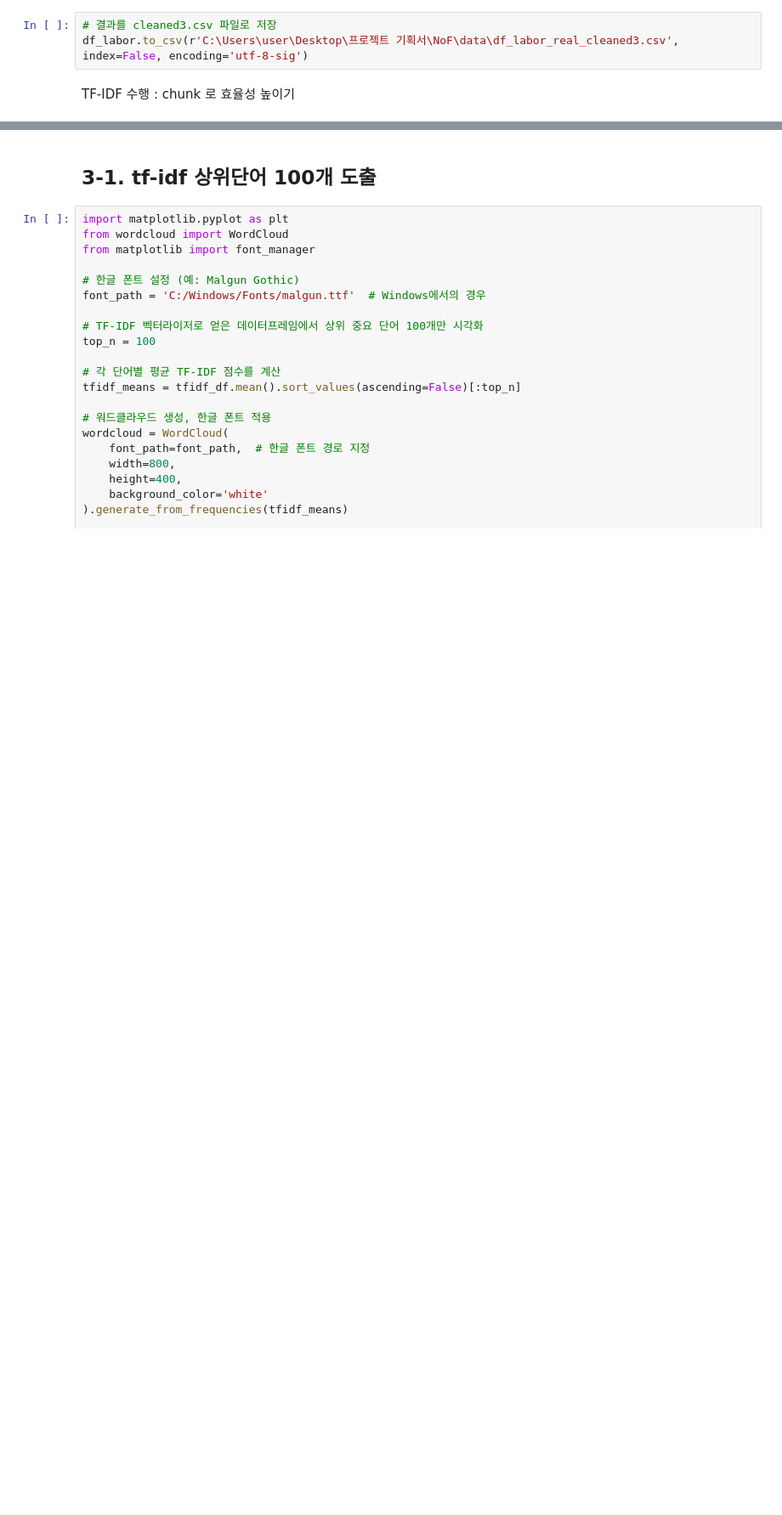
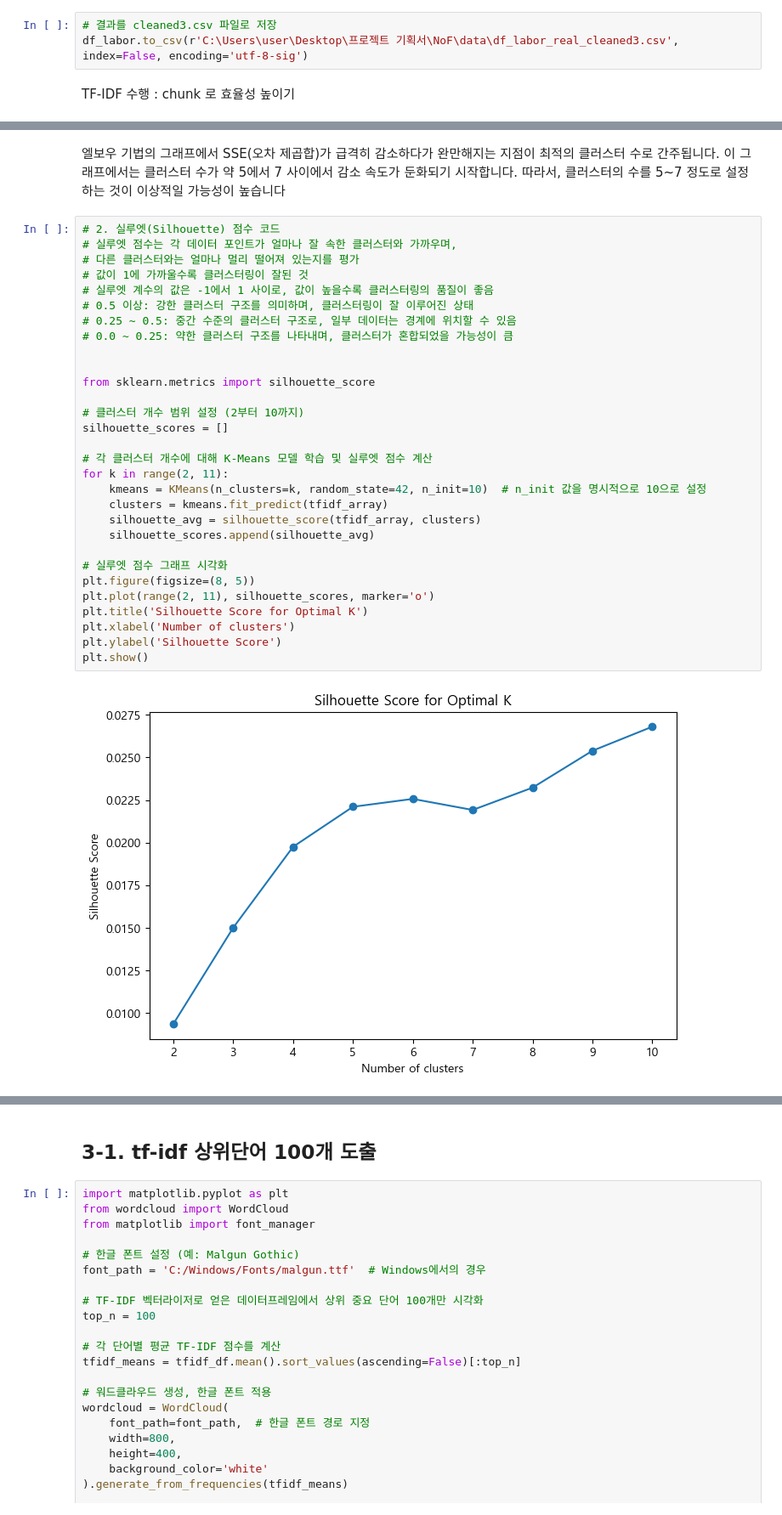
Before and after one commit to sesac-NoF/NoF, a Jupyter notebook: Labor_precedent_EDA/10_Labor_Real_라벨링.ipynb, the cells around one changed output, grey strips where cells are left out. Shown at 85% size. Cells and saved outputs as stored; diff of their text form; blank space fills up the shorter version.

```diff
--- a/Labor_precedent_EDA/10_Labor_Real_라벨링.ipynb
+++ b/Labor_precedent_EDA/10_Labor_Real_라벨링.ipynb
@@ -241,0 +349,34 @@ TF-IDF 처리 완료. 최종 데이터프레임 크기: (5016, 17241)
+# %% [markdown]
+엘보우 기법의 그래프에서 SSE(오차 제곱합)가 급격히 감소하다가 완만해지는 지점이 최적의 클러스터 수로 간주됩니다. 이 그래프에서는 클러스터 수가 약 5에서 7 사이에서 감소 속도가 둔화되기 시작합니다. 따라서, 클러스터의 수를 5~7 정도로 설정하는 것이 이상적일 가능성이 높습니다
+# %%
+# 2. 실루엣(Silhouette) 점수 코드
+# 실루엣 점수는 각 데이터 포인트가 얼마나 잘 속한 클러스터와 가까우며,
+# 다른 클러스터와는 얼마나 멀리 떨어져 있는지를 평가
+# 값이 1에 가까울수록 클러스터링이 잘된 것
+# 실루엣 계수의 값은 -1에서 1 사이로, 값이 높을수록 클러스터링의 품질이 좋음
+# 0.5 이상: 강한 클러스터 구조를 의미하며, 클러스터링이 잘 이루어진 상태
+# 0.25 ~ 0.5: 중간 수준의 클러스터 구조로, 일부 데이터는 경계에 위치할 수 있음
+# 0.0 ~ 0.25: 약한 클러스터 구조를 나타내며, 클러스터가 혼합되었을 가능성이 큼
+
+
+from sklearn.metrics import silhouette_score
+
+# 클러스터 개수 범위 설정 (2부터 10까지)
+silhouette_scores = []
+
+# 각 클러스터 개수에 대해 K-Means 모델 학습 및 실루엣 점수 계산
+for k in range(2, 11):
+    kmeans = KMeans(n_clusters=k, random_state=42, n_init=10)  # n_init 값을 명시적으로 10으로 설정
+    clusters = kmeans.fit_predict(tfidf_array)
+    silhouette_avg = silhouette_score(tfidf_array, clusters)
+    silhouette_scores.append(silhouette_avg)
+
+# 실루엣 점수 그래프 시각화
+plt.figure(figsize=(8, 5))
+plt.plot(range(2, 11), silhouette_scores, marker='o')
+plt.title('Silhouette Score for Optimal K')
+plt.xlabel('Number of clusters')
+plt.ylabel('Silhouette Score')
+plt.show()
+# %% [output]
+[figure, added]
```
Also changed, not shown: parts of 28 cells of this notebook.
